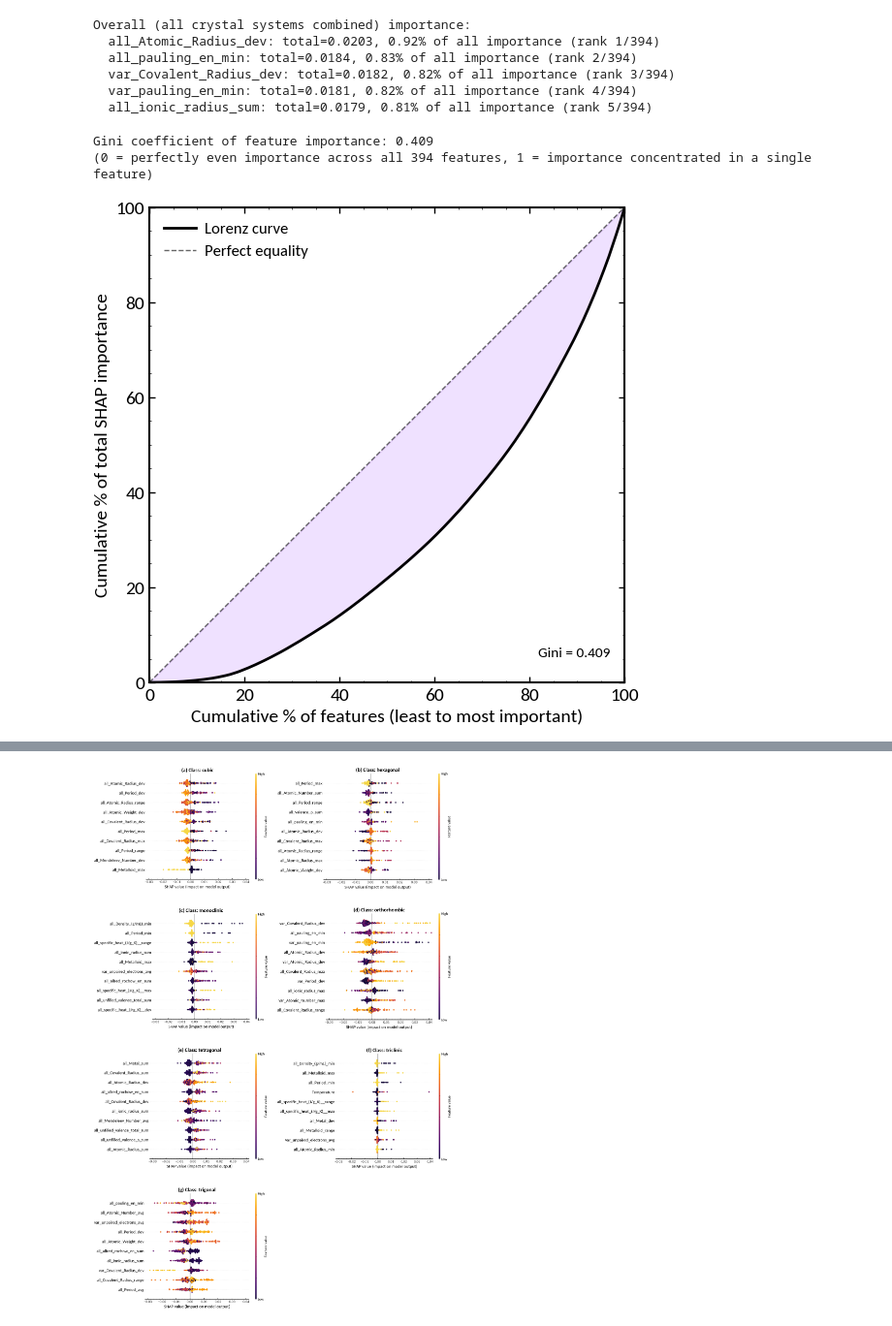
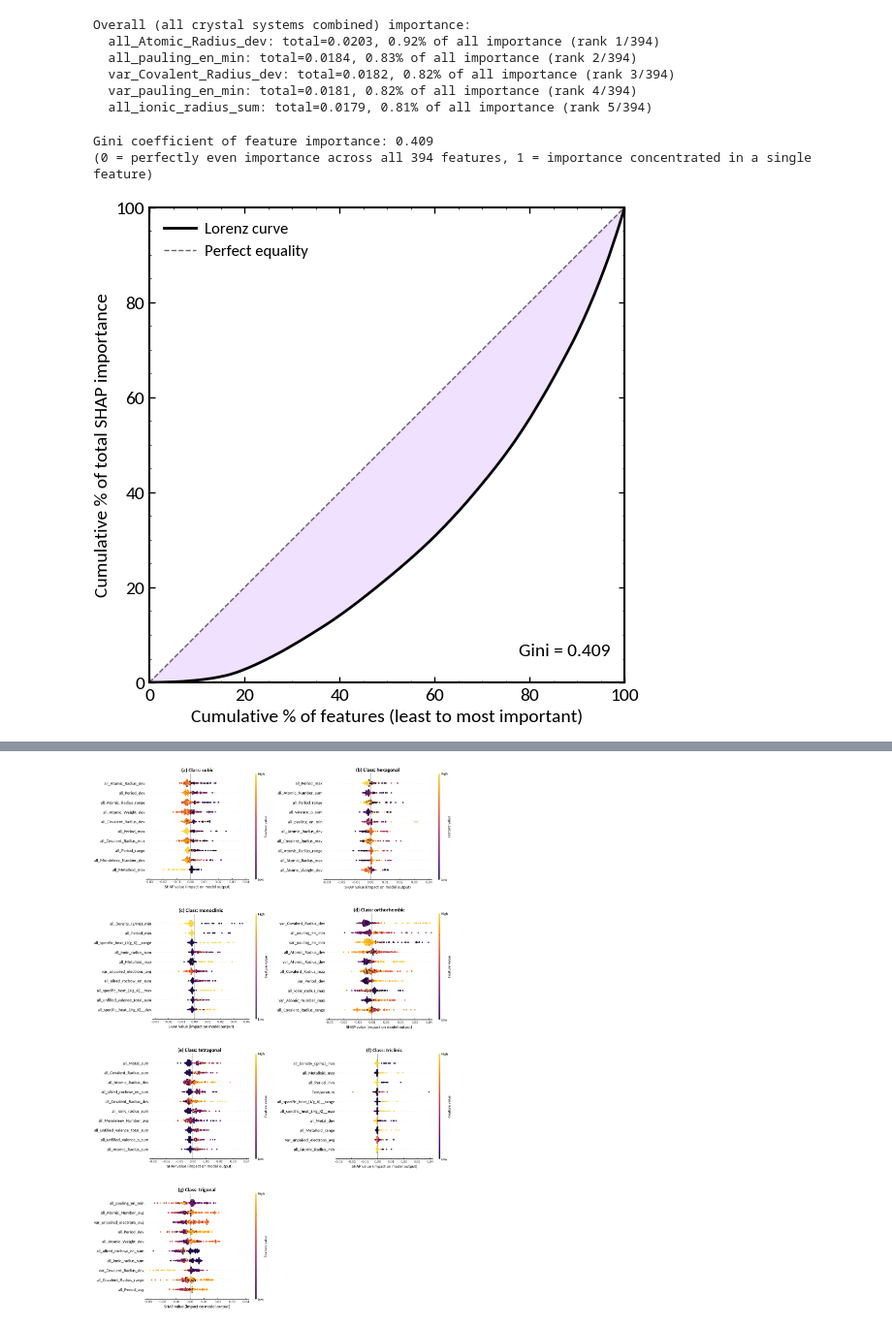
Before and after one commit to RAMP-Labs/ApprOxiMate, a Jupyter notebook: notebooks/exp3a_approx_runML.ipynb, the cells around one changed output, grey strips where cells are left out. Shown at 97% size. Cells and saved outputs as stored; diff of their text form; code cells hidden in the pictures.

```diff
--- a/notebooks/exp3a_approx_runML.ipynb
+++ b/notebooks/exp3a_approx_runML.ipynb
@@ -468,9 +469,6 @@ Overall (all crystal systems combined) importance:
 import numpy as np
 import matplotlib.pyplot as plt
 
-# ============================================================
-# QUANTITATIVE: Gini coefficient of feature importance
-# ============================================================
 def gini(importances):
     sorted_imp = np.sort(importances)
     n = len(sorted_imp)
@@ -483,10 +481,6 @@ print(f"Gini coefficient of feature importance: {g:.3f}")
 print(f"(0 = perfectly even importance across all {len(importances)} features, "
       f"1 = importance concentrated in a single feature)")
 
-# ============================================================
-# LORENZ CURVE
-# cumulative % of features (x) vs cumulative % of importance (y)
-# ============================================================
 sorted_imp = np.sort(importances)  # ascending, so curve bows below the diagonal
 cum_imp_pct = 100 * np.cumsum(sorted_imp) / sorted_imp.sum()
 cum_feat_pct = 100 * np.arange(1, len(sorted_imp) + 1) / len(sorted_imp)
@@ -494,35 +488,35 @@ cum_feat_pct = 100 * np.arange(1, len(sorted_imp) + 1) / len(sorted_imp)
 # prepend origin (0,0) so the curve starts at the corner
 cum_feat_pct = np.insert(cum_feat_pct, 0, 0)
 cum_imp_pct = np.insert(cum_imp_pct, 0, 0)
 
 fig, ax = plt.subplots(figsize=(6, 6))  # square, matches Lorenz curve convention
 
 ax.plot(cum_feat_pct, cum_imp_pct, color="#000000", linewidth=2, label='Lorenz curve')
 ax.plot([0, 100], [0, 100], color='k', linestyle='--', linewidth=1, alpha=0.6, label='Perfect equality')
 
 # shade the area between the diagonal and the curve (visualizes the Gini area)
 ax.fill_between(cum_feat_pct, cum_imp_pct, cum_feat_pct, color='#993bff', alpha=0.15)
 
 ax.set_xlabel('Cumulative % of features (least to most important)')
 ax.set_ylabel('Cumulative % of total SHAP importance')
 ax.set_xlim(0, 100)
 ax.set_ylim(0, 100)
 ax.set_aspect('equal')
 ax.legend(loc='upper left', frameon=False)
 
 ax.text(
     0.97, 0.05, f'Gini = {g:.3f}',
     transform=ax.transAxes, ha='right', va='bottom',
-    fontsize=11
+    fontsize=14
 )
 
 plt.tight_layout()
 plt.savefig('outputs/lorenz_curve_feature_importance.png', bbox_inches='tight')
 plt.show()
 # %% [output]
 Gini coefficient of feature importance: 0.409
 (0 = perfectly even importance across all 394 features, 1 = importance concentrated in a single feature)
-[figure, old version]
+[figure, new version]
 # %%
 X_test_df = pd.DataFrame(X_test, columns=feature_cols)
 
```
Also changed, not shown: parts of 5 cells of this notebook, 8 other files.
